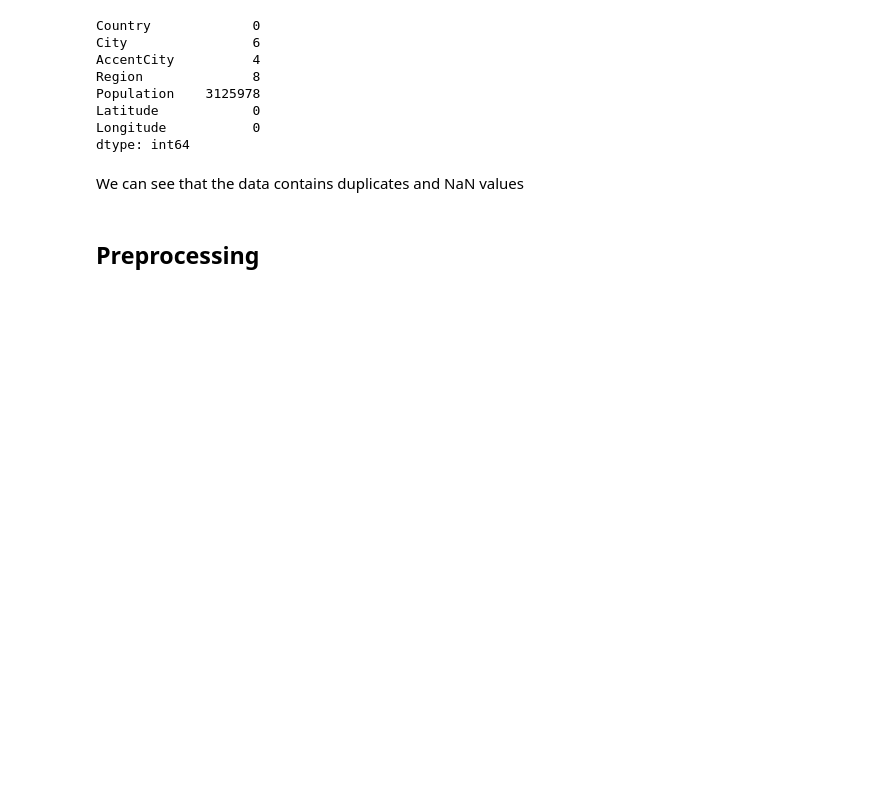
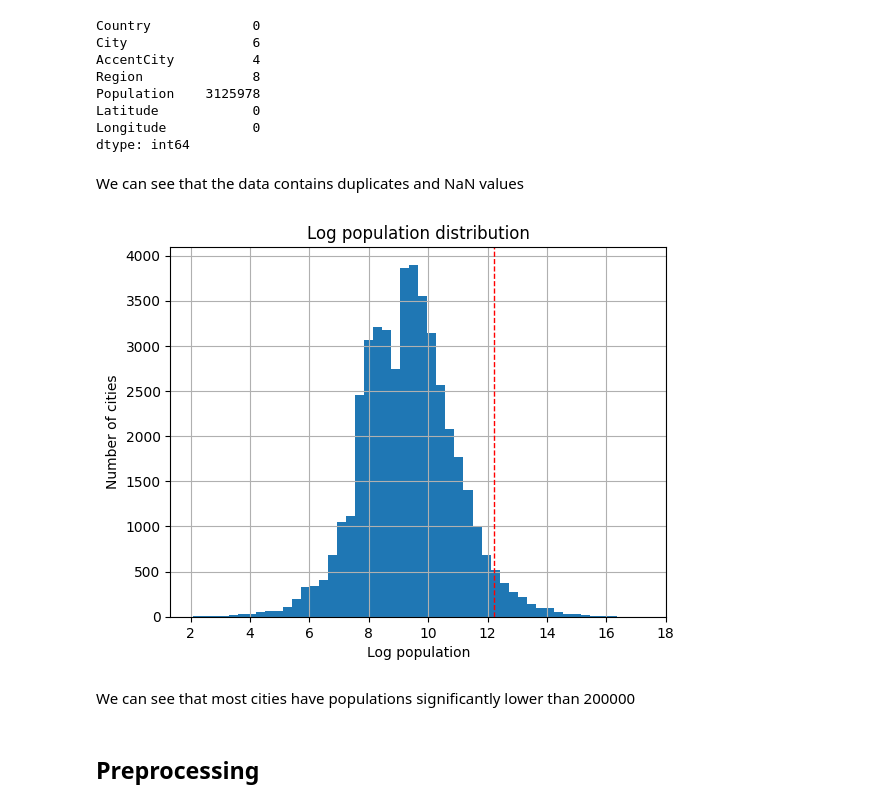
Before and after one commit to aqslky/Around-the-world, a Jupyter notebook: notebooks/01_data_preprocessing.ipynb, the cells around one changed output. Drawn from its saved outputs; the diff is of its cells as text; code cells hidden in the pictures; blank space fills up the shorter version.

```diff
--- a/notebooks/01_data_preprocessing.ipynb
+++ b/notebooks/01_data_preprocessing.ipynb
@@ -88,6 +88,17 @@ Longitude           0
 dtype: int64
 # %% [markdown]
 We can see that the data contains duplicates and NaN values
+# %%
+df['population'].dropna().apply(np.log1p).hist(bins=50)
+plt.axvline(np.log1p(200000), color='red', linestyle='dashed', linewidth=1)
+plt.xlabel("Log population")
+plt.ylabel("Number of cities")
+plt.title("Log population distribution")
+plt.show()
+# %% [output]
+[figure, added]
+# %% [markdown]
+We can see that most cities have populations significantly lower than 200000
 # %% [markdown]
 ## Preprocessing
 # %%
```
Also changed, not shown: parts of 5 cells of this notebook.
